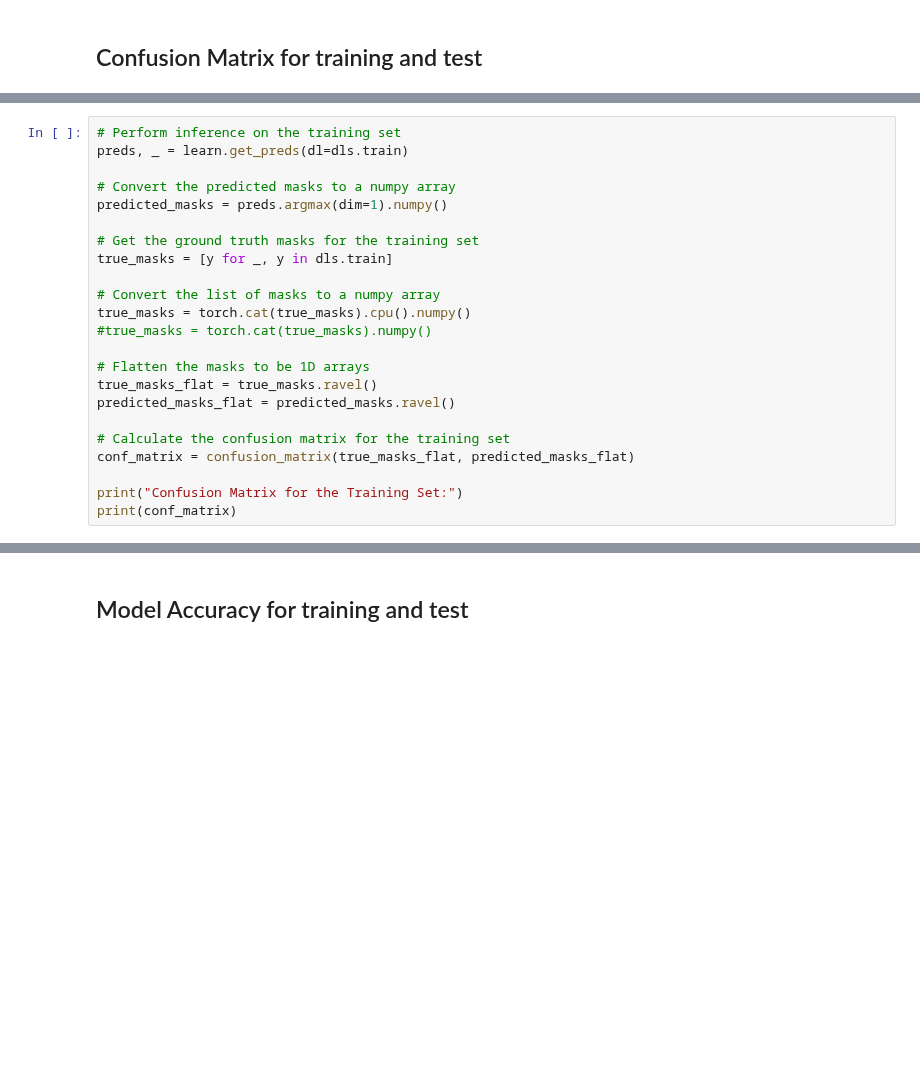
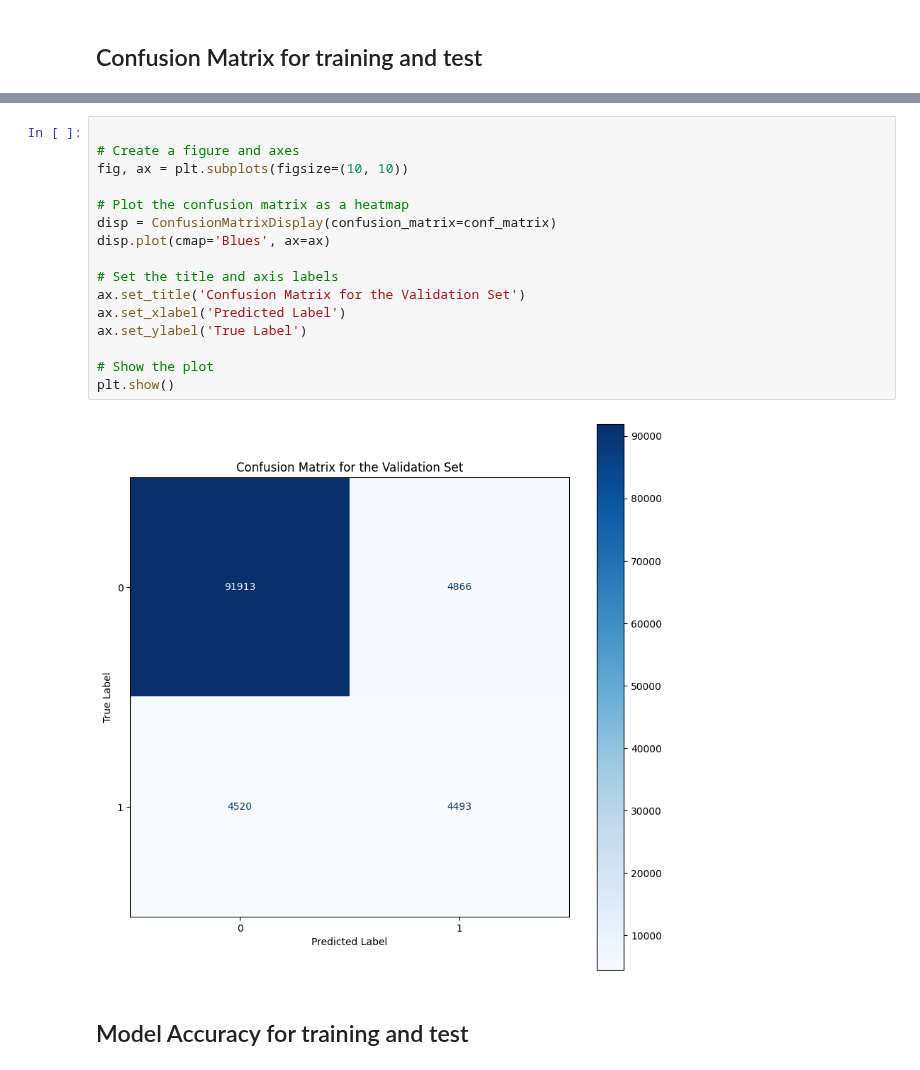
Before and after one commit to inesbsilveira/2nd-semester-2023, a Jupyter notebook: IS_MC_code_img_segmentation_workinprogress.ipynb, the cells around one changed output, grey strips where cells are left out. Cells and saved outputs as stored; diff of their text form; blank space fills up the shorter version.

```diff
--- a/IS_MC_code_img_segmentation_workinprogress.ipynb
+++ b/IS_MC_code_img_segmentation_workinprogress.ipynb
@@ -518,23 +491,0 @@ Confusion Matrix for the Test Set:
-# %%
-# Perform inference on the training set
-preds, _ = learn.get_preds(dl=dls.train)
-
-# Convert the predicted masks to a numpy array
-predicted_masks = preds.argmax(dim=1).numpy()
-
-# Get the ground truth masks for the training set
-true_masks = [y for _, y in dls.train]
-
-# Convert the list of masks to a numpy array
-true_masks = torch.cat(true_masks).cpu().numpy()
-#true_masks = torch.cat(true_masks).numpy()
-
-# Flatten the masks to be 1D arrays
-true_masks_flat = true_masks.ravel()
-predicted_masks_flat = predicted_masks.ravel()
-
-# Calculate the confusion matrix for the training set
-conf_matrix = confusion_matrix(true_masks_flat, predicted_masks_flat)
-
-print("Confusion Matrix for the Training Set:")
-print(conf_matrix)
@@ -569,3 +492,21 @@ plt.show()
+# %%
+
+# Create a figure and axes
+fig, ax = plt.subplots(figsize=(10, 10))
+
+# Plot the confusion matrix as a heatmap
+disp = ConfusionMatrixDisplay(confusion_matrix=conf_matrix)
+disp.plot(cmap='Blues', ax=ax)
+
+# Set the title and axis labels
+ax.set_title('Confusion Matrix for the Validation Set')
+ax.set_xlabel('Predicted Label')
+ax.set_ylabel('True Label')
+
+# Show the plot
+plt.show()
+# %% [output]
+[figure, added]
 # %% [markdown]
 ## Model Accuracy for training and test
 # %%
```
Also changed, not shown: parts of 11 cells of this notebook.
